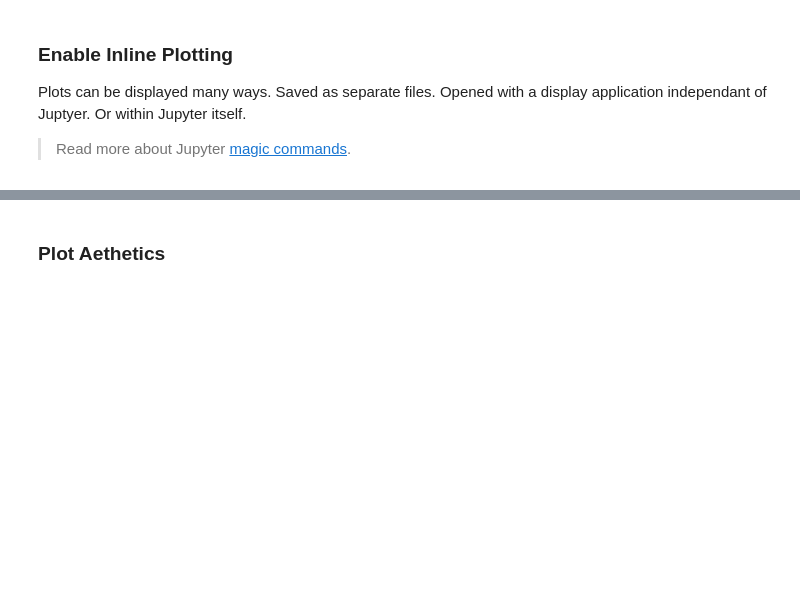
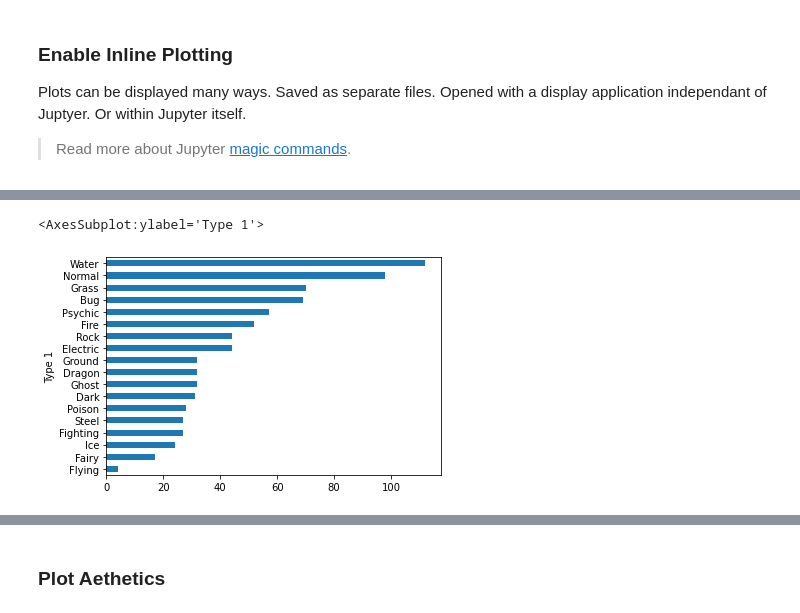
Before and after one commit to dyerrington/odscwest-dv-python, a Jupyter notebook: notebooks/01_pandas_plotting.ipynb, the cells around one changed output, grey strips where cells are left out. Cells and saved outputs as stored; diff of their text form; code cells hidden in the pictures; blank space fills up the shorter version.

```diff
--- a/notebooks/01_pandas_plotting.ipynb
+++ b/notebooks/01_pandas_plotting.ipynb
@@ -64,0 +129,5 @@ Generally, both series and DataFrame objects in Pandas offer the opportunity to
+# %%
+df.groupby('Type 1').size().sort_values().plot(kind="barh")
+# %% [output]
+<AxesSubplot:ylabel='Type 1'>
+[figure, added]
```
Also changed, not shown: parts of 33 cells of this notebook, 1 other file.
